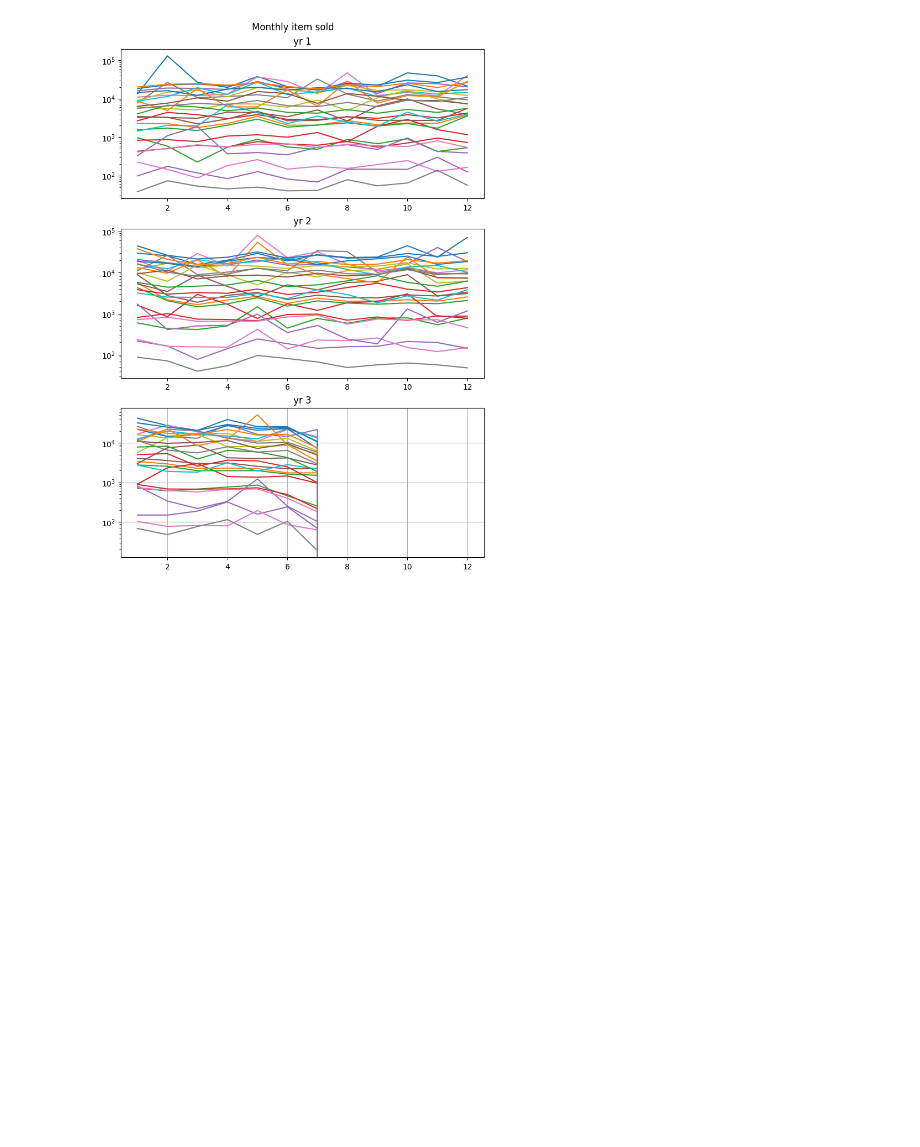
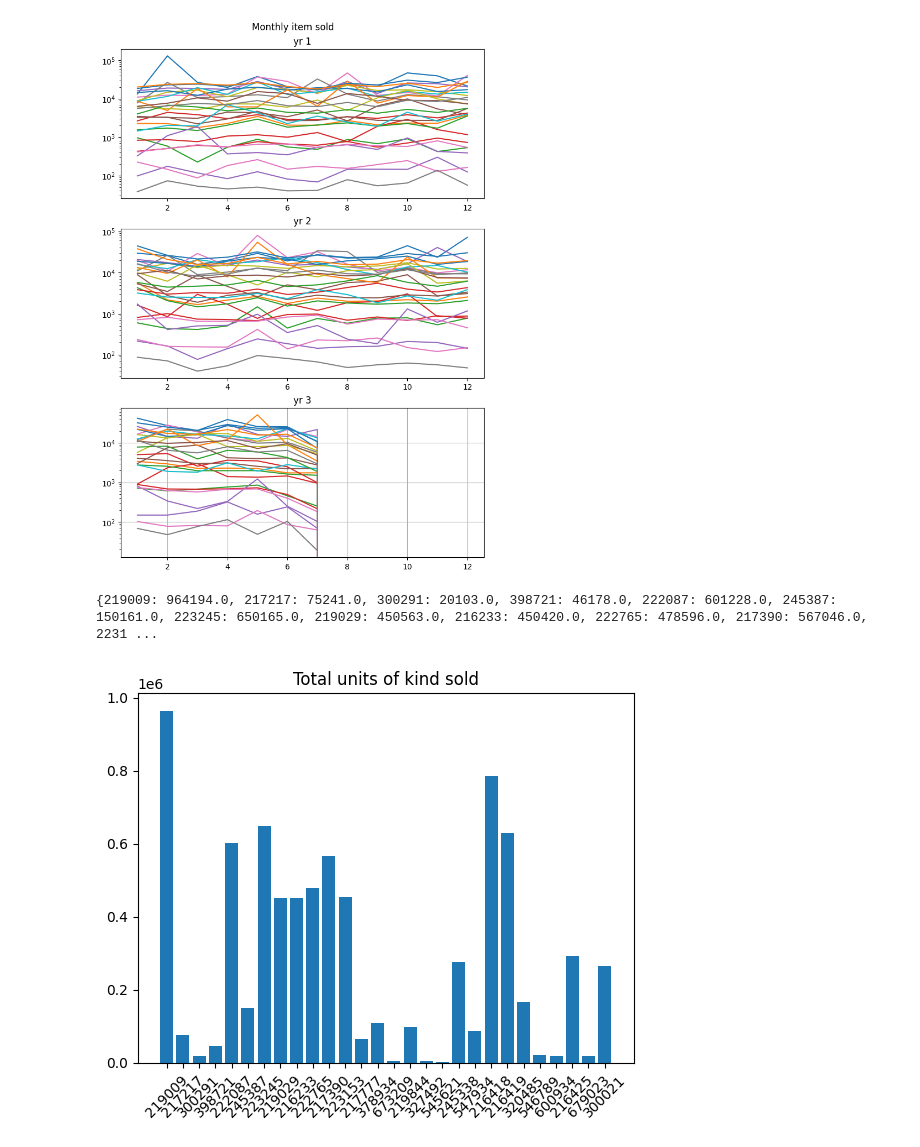
Before and after one commit to MatZar01/Demand-Forecast, a Jupyter notebook: baseline.ipynb, the cells around one changed output. Cells and saved outputs as stored; diff of their text form; code cells hidden in the pictures; blank space fills up the shorter version.

```diff
--- a/baseline.ipynb
+++ b/baseline.ipynb
@@ -128,3 +132,20 @@ plt.grid()
 plt.show()
 # %% [output]
 [figure]
+# %%
+item_total = {}
+for item in items:
+    item_total[item] = 0
+for key in item_week.keys():
+    item_total[key] = np.sum(item_week[key])
+print(item_total)
+
+x = [str(x) for x in list(item_total.keys())]
+y = list(item_total.values())
+plt.bar(x, y)
+plt.xticks(rotation=45)
+plt.title('Total units of kind sold')
+plt.show()
+# %% [output]
+{219009: 964194.0, 217217: 75241.0, 300291: 20103.0, 398721: 46178.0, 222087: 601228.0, 245387: 150161.0, 223245: 650165.0, 219029: 450563.0, 216233: 450420.0, 222765: 478596.0, 217390: 567046.0, 2231 ...
+[figure, added]
```
Also changed, not shown: parts of 1 cell of this notebook, 1 other file.
